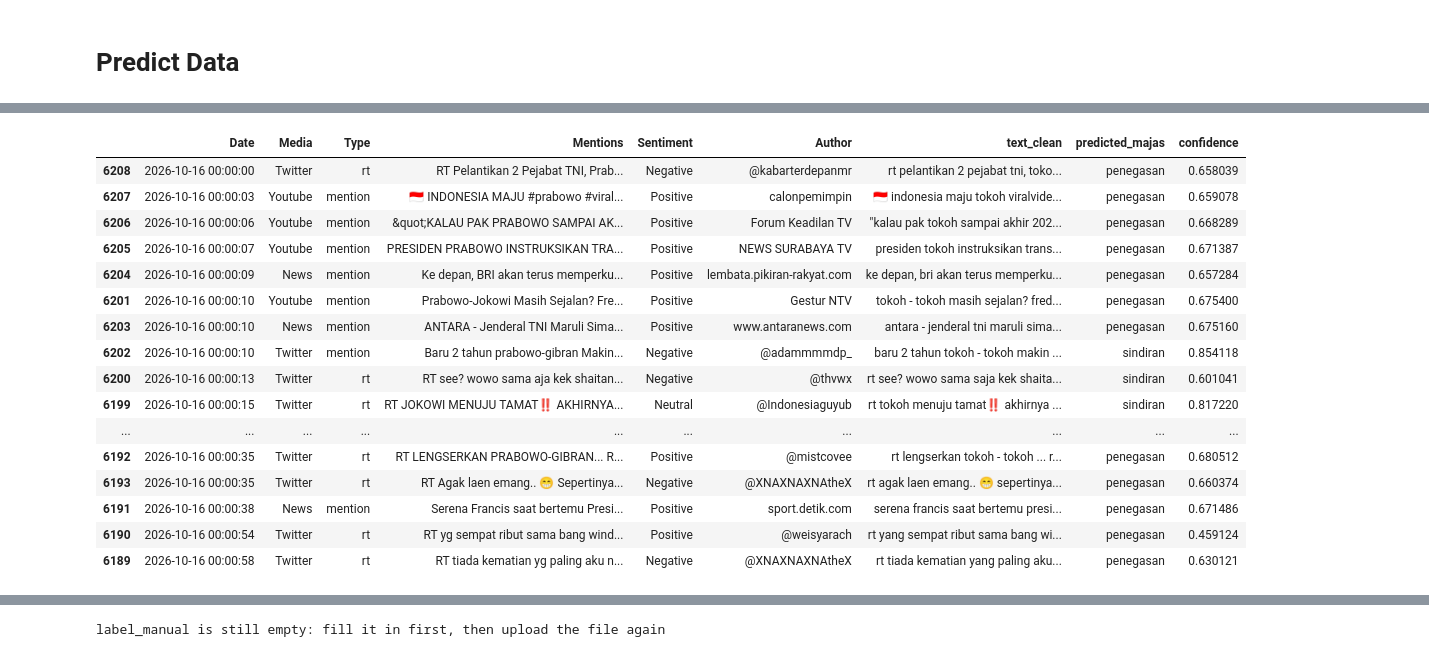
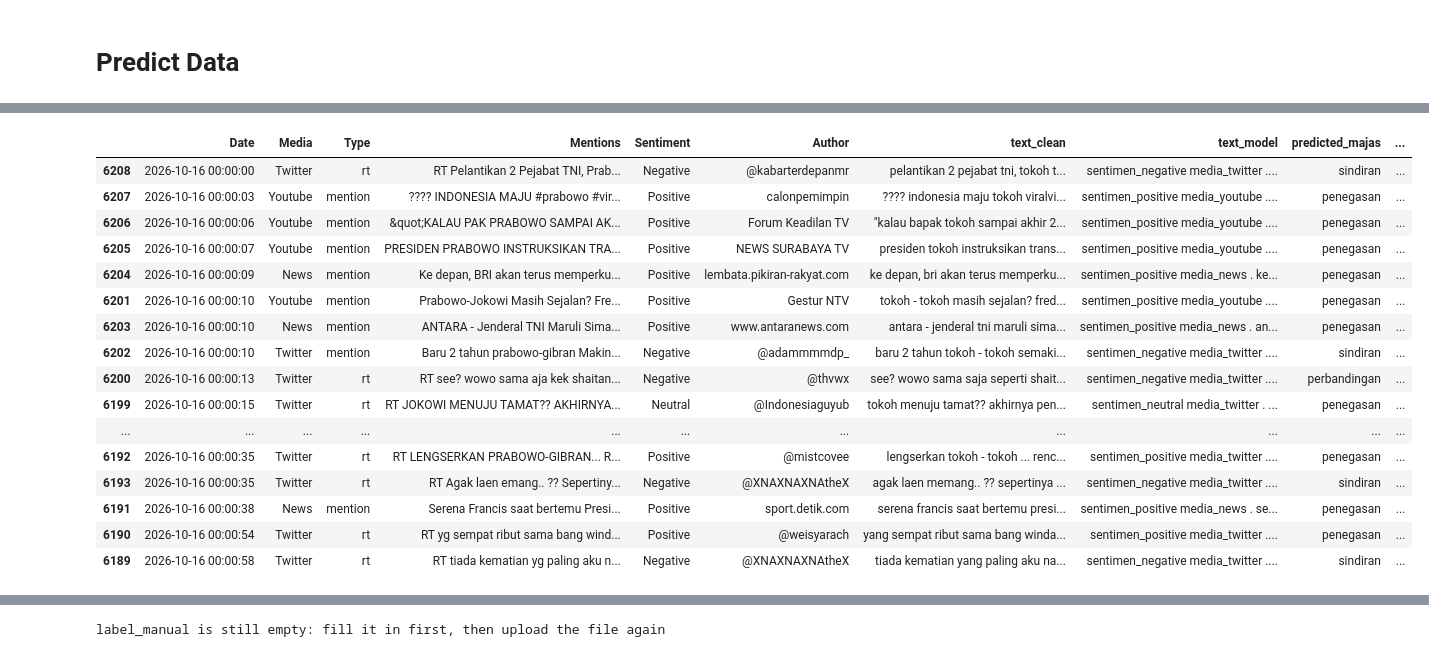
Before and after one commit to aldo02032004/naufaldo.github.io, a Jupyter notebook: 2_ML_Dev_Notebook.ipynb, the cells around one changed output, grey strips where cells are left out. Drawn from its saved outputs; the diff is of its cells as text; code cells hidden in the pictures.

```diff
--- a/2_ML_Dev_Notebook.ipynb
+++ b/2_ML_Dev_Notebook.ipynb
@@ -87,7 +96,8 @@ def prepare_time(data, date_col='Date'):
     return data.sort_values('Date')
 
 # training_df has 'x' instead of 'Date' and lacks 'Type'
-training_df1 = prepare_time(training_df[['x', 'Media', 'Mentions', 'Sentiment', 'Majas']], date_col='x')
+training_df1 = prepare_time(
+    training_df[['x', 'Media', 'Mentions', 'Sentiment', 'Majas', 'Author']], date_col='x')
 print(training_df1['Date'].min().strftime('%d %b %Y'), '-', training_df1['Date'].max().strftime('%d %b %Y'))
 training_df1
 # %% [output]
@@ -356,0 +394,3 @@ sindiran -> wowo, duit, saja, tidak, tau, re, suruh, tiap, biar, biji
+# %%
+svmc_search = tune('SVM+char', LinearSVC(class_weight='balanced', max_iter=5000),
+                   {'clf__C': [0.03, 0.1, 0.5, 1, 2]}, char=True)
@@ -569,27 +696,21 @@ Drive already mounted at /content/drive; to attempt to forcibly remount, call dr
 # %% [markdown]
 # Evaluation and Model Selection
 # %%
-def bert_predict(trainer, texts):
-    out = trainer.predict(to_dataset(texts))
-    probs = softmax(out.predictions, axis=1)
-    labels = np.array([id2label[i] for i in probs.argmax(1)])
-    confidence = probs.max(1)
-    return labels, confidence
-
 predictors = {
     'Majority': majority.predict,
     'NB': nb_search.best_estimator_.predict,
     'SVM': svm_search.best_estimator_.predict,
-    'IndoBERT': lambda t: bert_predict(bert_trainer, t)[0],
+    'SVM+char': svmc_search.best_estimator_.predict,
+    'IndoBERT': lambda t: bert_predict(t)[0],       # ensembel seed
 }
 
-val_scores = {name: f1_score(y_val, predict(X_val), average='macro')
-              for name, predict in predictors.items() if name != 'IndoBERT'}
-val_scores['IndoBERT'] = np.mean(seed_scores)   # mean over seeds: the best seed alone is optimistic
+val_preds = {name: np.asarray(predict(X_val)) for name, predict in predictors.items()}
+val_scores = {name: f1_score(y_val, p, average='macro') for name, p in val_preds.items()}
 print(pd.Series(val_scores).round(3).sort_values(ascending=False))
+print('catatan: skor val IndoBERT sedikit optimis (val dipakai untuk early stopping dan temperature)')
 
-best_name = max(val_scores, key=val_scores.get)   # chosen on VALIDATION
-y_pred_test = predictors[best_name](X_test)       # test used once
+best_name = max(val_scores, key=val_scores.get)   # dipilih di VALIDATION
+y_pred_test = predictors[best_name](X_test)       # test dipakai sekali
 
 print(best_name)
 print(classification_report(y_test, y_pred_test, digits=3, zero_division=0))
@@ -631,0 +786,8 @@ test macro F1 = 0.505, 95% CI 0.454-0.557
+# %%
+labels_v, conf_v = bert_predict(X_val)
+for tau in [0.4, 0.5, 0.6, 0.7, 0.8]:
+    keep = conf_v >= tau
+    if keep.sum():
+        print(f'tau={tau}: cakupan={keep.mean():.2f}, macro F1 yang dipertahankan='
+              f'{f1_score(np.asarray(y_val)[keep], labels_v[keep], average="macro"):.3f}')
+TAU = 0.6   # pilih dari tabel
@@ -632,18 +800,25 @@ test macro F1 = 0.505, 95% CI 0.454-0.557
 # %% [markdown]
 # Predict Data
 # %%
+try:
+    validate_export(predict_df)       # peringatan saja, tidak menghentikan notebook
+except ValueError as e:
+    print('peringatan skema:', e)
+
 output_df = prepare_time(
     predict_df[['Date', 'Media', 'Type', 'Mentions', 'Sentiment', 'Author']])
 start_date = output_df['Date'].min().strftime('%d %b %Y')
 end_date = output_df['Date'].max().strftime('%d %b %Y')
 
 output_df['text_clean'] = output_df['Mentions'].fillna('').apply(clean)
+output_df['text_model'] = build_input(output_df)
 mask = output_df['text_clean'].ne('')   # skip empty texts
 print(f'predicting {mask.sum()} rows, skipping {(~mask).sum()} empty')
 
-texts = output_df.loc[mask, 'text_clean']
+texts = output_df.loc[mask, 'text_model']
 if best_name == 'IndoBERT':
-    output_df.loc[mask, 'predicted_majas'], output_df.loc[mask, 'confidence'] = bert_predict(bert_trainer, texts)
+    output_df.loc[mask, 'predicted_majas'], output_df.loc[mask, 'confidence'] = bert_predict(texts)
+    output_df['majas_final'] = np.where(output_df['confidence'] >= TAU, output_df['predicted_majas'], 'tidak_yakin')
 else:
     output_df.loc[mask, 'predicted_majas'] = predictors[best_name](texts)
 output_df.head(20)
@@ -653,20 +827,20 @@ predicting 6190 rows, skipping 19 empty
-|  | Date | Media | Type | Mentions | Sentiment | Author | text_clean | predicted_majas | confidence |
-| 6208 | 2026-10-16 00:00:00 | Twitter | rt | RT Pelantikan 2 Pejabat TNI, Prab... | Negative | @kabarterdepanmr | rt pelantikan 2 pejabat tni, toko... | penegasan | 0.658039 |
-| 6207 | 2026-10-16 00:00:03 | Youtube | mention | 🇮🇩 INDONESIA MAJU #prabowo #viral... | Positive | calonpemimpin | 🇮🇩 indonesia maju tokoh viralvide... | penegasan | 0.659078 |
-| 6206 | 2026-10-16 00:00:06 | Youtube | mention | &quot;KALAU PAK PRABOWO SAMPAI AK... | Positive | Forum Keadilan TV | "kalau pak tokoh sampai akhir 202... | penegasan | 0.668289 |
-| 6205 | 2026-10-16 00:00:07 | Youtube | mention | PRESIDEN PRABOWO INSTRUKSIKAN TRA... | Positive | NEWS SURABAYA TV | presiden tokoh instruksikan trans... | penegasan | 0.671387 |
-| 6204 | 2026-10-16 00:00:09 | News | mention | Ke depan, BRI akan terus memperku... | Positive | lembata.pikiran-rakyat.com | ke depan, bri akan terus memperku... | penegasan | 0.657284 |
-| 6201 | 2026-10-16 00:00:10 | Youtube | mention | Prabowo-Jokowi Masih Sejalan? Fre... | Positive | Gestur NTV | tokoh - tokoh masih sejalan? fred... | penegasan | 0.675400 |
-| 6203 | 2026-10-16 00:00:10 | News | mention | ANTARA - Jenderal TNI Maruli Sima... | Positive | www.antaranews.com | antara - jenderal tni maruli sima... | penegasan | 0.675160 |
-| 6202 | 2026-10-16 00:00:10 | Twitter | mention | Baru 2 tahun prabowo-gibran Makin... | Negative | @adammmmdp_ | baru 2 tahun tokoh - tokoh makin ... | sindiran | 0.854118 |
-| 6200 | 2026-10-16 00:00:13 | Twitter | rt | RT see? wowo sama aja kek shaitan... | Negative | @thvwx | rt see? wowo sama saja kek shaita... | sindiran | 0.601041 |
-| 6199 | 2026-10-16 00:00:15 | Twitter | rt | RT JOKOWI MENUJU TAMAT‼️ AKHIRNYA... | Neutral | @Indonesiaguyub | rt tokoh menuju tamat‼️ akhirnya ... | sindiran | 0.817220 |
-| ... | ... | ... | ... | ... | ... | ... | ... | ... | ... |
-| 6192 | 2026-10-16 00:00:35 | Twitter | rt | RT LENGSERKAN PRABOWO-GIBRAN... R... | Positive | @mistcovee | rt lengserkan tokoh - tokoh ... r... | penegasan | 0.680512 |
-| 6193 | 2026-10-16 00:00:35 | Twitter | rt | RT Agak laen emang.. 😁 Sepertinya... | Negative | @XNAXNAXNAtheX | rt agak laen emang.. 😁 sepertinya... | penegasan | 0.660374 |
-| 6191 | 2026-10-16 00:00:38 | News | mention | Serena Francis saat bertemu Presi... | Positive | sport.detik.com | serena francis saat bertemu presi... | penegasan | 0.671486 |
-| 6190 | 2026-10-16 00:00:54 | Twitter | rt | RT yg sempat ribut sama bang wind... | Positive | @weisyarach | rt yang sempat ribut sama bang wi... | penegasan | 0.459124 |
-| 6189 | 2026-10-16 00:00:58 | Twitter | rt | RT tiada kematian yg paling aku n... | Negative | @XNAXNAXNAtheX | rt tiada kematian yang paling aku... | penegasan | 0.630121 |
+|  | Date | Media | Type | Mentions | Sentiment | Author | text_clean | text_model | predicted_majas | ... |
+| 6208 | 2026-10-16 00:00:00 | Twitter | rt | RT Pelantikan 2 Pejabat TNI, Prab... | Negative | @kabarterdepanmr | pelantikan 2 pejabat tni, tokoh t... | sentimen_negative media_twitter .... | sindiran | ... |
+| 6207 | 2026-10-16 00:00:03 | Youtube | mention | ???? INDONESIA MAJU #prabowo #vir... | Positive | calonpemimpin | ???? indonesia maju tokoh viralvi... | sentimen_positive media_youtube .... | penegasan | ... |
+| 6206 | 2026-10-16 00:00:06 | Youtube | mention | &quot;KALAU PAK PRABOWO SAMPAI AK... | Positive | Forum Keadilan TV | "kalau bapak tokoh sampai akhir 2... | sentimen_positive media_youtube .... | penegasan | ... |
+| 6205 | 2026-10-16 00:00:07 | Youtube | mention | PRESIDEN PRABOWO INSTRUKSIKAN TRA... | Positive | NEWS SURABAYA TV | presiden tokoh instruksikan trans... | sentimen_positive media_youtube .... | penegasan | ... |
+| 6204 | 2026-10-16 00:00:09 | News | mention | Ke depan, BRI akan terus memperku... | Positive | lembata.pikiran-rakyat.com | ke depan, bri akan terus memperku... | sentimen_positive media_news . ke... | penegasan | ... |
+| 6201 | 2026-10-16 00:00:10 | Youtube | mention | Prabowo-Jokowi Masih Sejalan? Fre... | Positive | Gestur NTV | tokoh - tokoh masih sejalan? fred... | sentimen_positive media_youtube .... | penegasan | ... |
+| 6203 | 2026-10-16 00:00:10 | News | mention | ANTARA - Jenderal TNI Maruli Sima... | Positive | www.antaranews.com | antara - jenderal tni maruli sima... | sentimen_positive media_news . an... | penegasan | ... |
+| 6202 | 2026-10-16 00:00:10 | Twitter | mention | Baru 2 tahun prabowo-gibran Makin... | Negative | @adammmmdp_ | baru 2 tahun tokoh - tokoh semaki... | sentimen_negative media_twitter .... | sindiran | ... |
+| 6200 | 2026-10-16 00:00:13 | Twitter | rt | RT see? wowo sama aja kek shaitan... | Negative | @thvwx | see? wowo sama saja seperti shait... | sentimen_negative media_twitter .... | perbandingan | ... |
+| 6199 | 2026-10-16 00:00:15 | Twitter | rt | RT JOKOWI MENUJU TAMAT?? AKHIRNYA... | Neutral | @Indonesiaguyub | tokoh menuju tamat?? akhirnya pen... | sentimen_neutral media_twitter . ... | penegasan | ... |
+| ... | ... | ... | ... | ... | ... | ... | ... | ... | ... | ... |
+| 6192 | 2026-10-16 00:00:35 | Twitter | rt | RT LENGSERKAN PRABOWO-GIBRAN... R... | Positive | @mistcovee | lengserkan tokoh - tokoh ... renc... | sentimen_positive media_twitter .... | penegasan | ... |
+| 6193 | 2026-10-16 00:00:35 | Twitter | rt | RT Agak laen emang.. ?? Sepertiny... | Negative | @XNAXNAXNAtheX | agak laen memang.. ?? sepertinya ... | sentimen_negative media_twitter .... | sindiran | ... |
+| 6191 | 2026-10-16 00:00:38 | News | mention | Serena Francis saat bertemu Presi... | Positive | sport.detik.com | serena francis saat bertemu presi... | sentimen_positive media_news . se... | penegasan | ... |
+| 6190 | 2026-10-16 00:00:54 | Twitter | rt | RT yg sempat ribut sama bang wind... | Positive | @weisyarach | yang sempat ribut sama bang winda... | sentimen_positive media_twitter .... | penegasan | ... |
+| 6189 | 2026-10-16 00:00:58 | Twitter | rt | RT tiada kematian yg paling aku n... | Negative | @XNAXNAXNAtheX | tiada kematian yang paling aku na... | sentimen_negative media_twitter .... | sindiran | ... |
 # %%
 print(output_df['predicted_majas'].value_counts(dropna=False, normalize=True))
 
```
Also changed, not shown: parts of 34 cells of this notebook.
